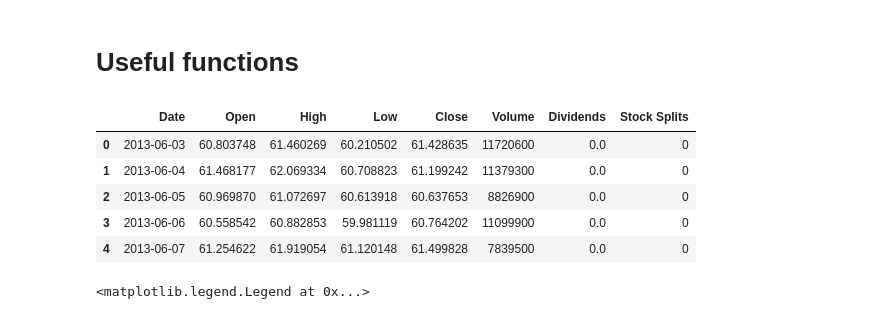
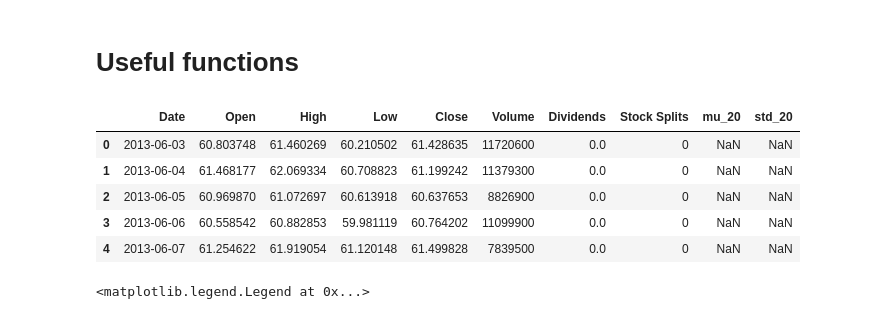
Before and after one commit to ifrio/Stock-Analysis, a Jupyter notebook: Stock.ipynb, the cells around one changed output. Cells and saved outputs as stored; diff of their text form; code cells hidden in the pictures.

```diff
--- a/Stock.ipynb
+++ b/Stock.ipynb
@@ -17,21 +17,25 @@ def stock_data(ticker, start, end, interval):
     return df
 def rolling_average(df,columns, window):
     return df[columns].rolling(window).mean()
+def rolling_std(df,columns, window):
+    return df[columns].rolling(window).std()
 # %%
 ticker = "PG"
 start = "2013-06-01"
 end = "2016-12-31"
 interval = "1d"
 
 pg = stock_data(ticker, start, end, interval)
+pg['mu_20'] = rolling_average(pg,'Close',20)
+pg['std_20'] = rolling_std(pg,'Close',20)
 pg.head(5)
 # %% [output]
-|  | Date | Open | High | Low | Close | Volume | Dividends | Stock Splits |
-| 0 | 2013-06-03 | 60.803748 | 61.460269 | 60.210502 | 61.428635 | 11720600 | 0.0 | 0 |
-| 1 | 2013-06-04 | 61.468177 | 62.069334 | 60.708823 | 61.199242 | 11379300 | 0.0 | 0 |
-| 2 | 2013-06-05 | 60.969870 | 61.072697 | 60.613918 | 60.637653 | 8826900 | 0.0 | 0 |
-| 3 | 2013-06-06 | 60.558542 | 60.882853 | 59.981119 | 60.764202 | 11099900 | 0.0 | 0 |
-| 4 | 2013-06-07 | 61.254622 | 61.919054 | 61.120148 | 61.499828 | 7839500 | 0.0 | 0 |
+|  | Date | Open | High | Low | Close | Volume | Dividends | Stock Splits | mu_20 | std_20 |
+| 0 | 2013-06-03 | 60.803748 | 61.460269 | 60.210502 | 61.428635 | 11720600 | 0.0 | 0 | NaN | NaN |
+| 1 | 2013-06-04 | 61.468177 | 62.069334 | 60.708823 | 61.199242 | 11379300 | 0.0 | 0 | NaN | NaN |
+| 2 | 2013-06-05 | 60.969870 | 61.072697 | 60.613918 | 60.637653 | 8826900 | 0.0 | 0 | NaN | NaN |
+| 3 | 2013-06-06 | 60.558542 | 60.882853 | 59.981119 | 60.764202 | 11099900 | 0.0 | 0 | NaN | NaN |
+| 4 | 2013-06-07 | 61.254622 | 61.919054 | 61.120148 | 61.499828 | 7839500 | 0.0 | 0 | NaN | NaN |
 # %%
 plt.figure(figsize = (15,7))
 
```
Also changed, not shown: parts of 3 cells of this notebook.
